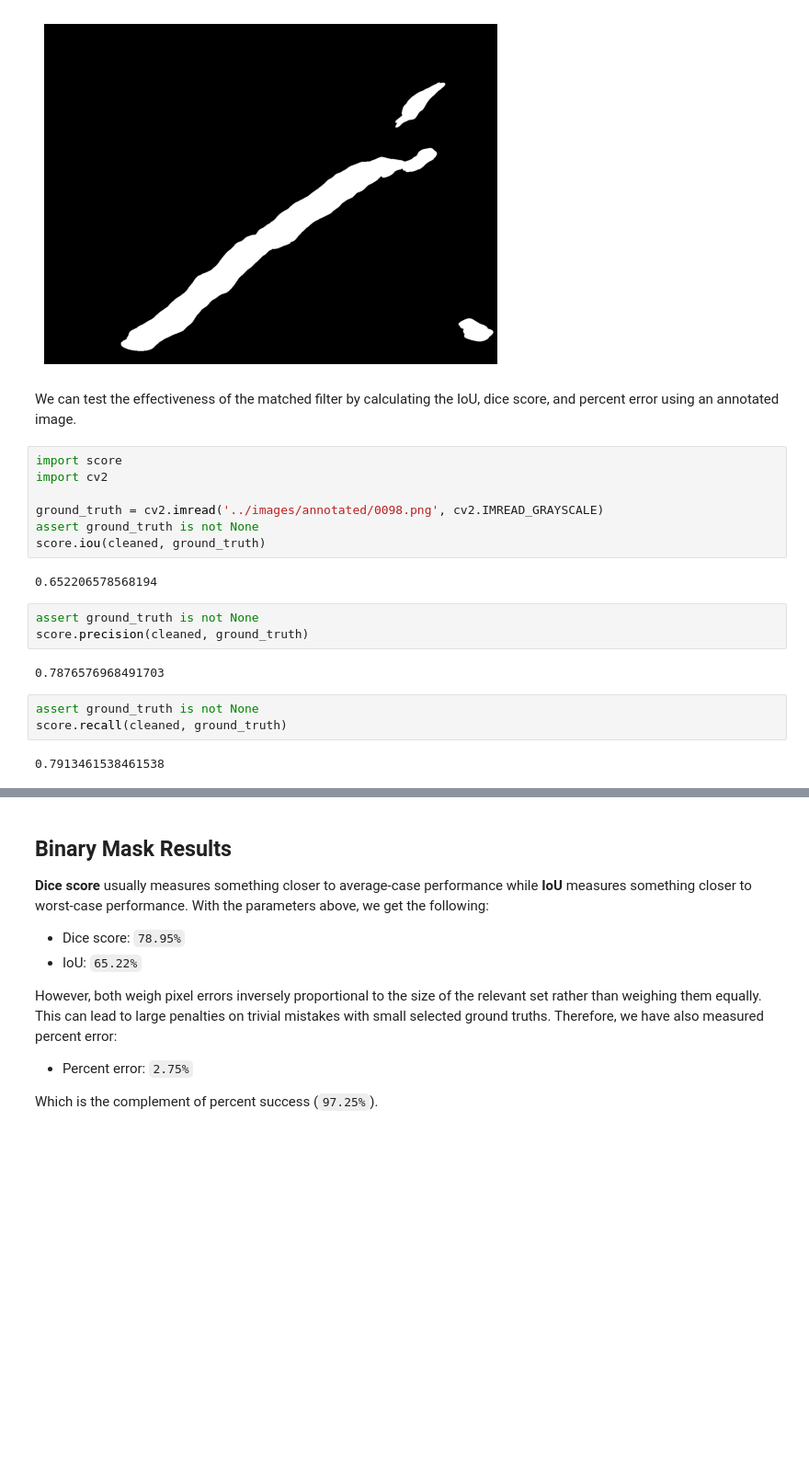
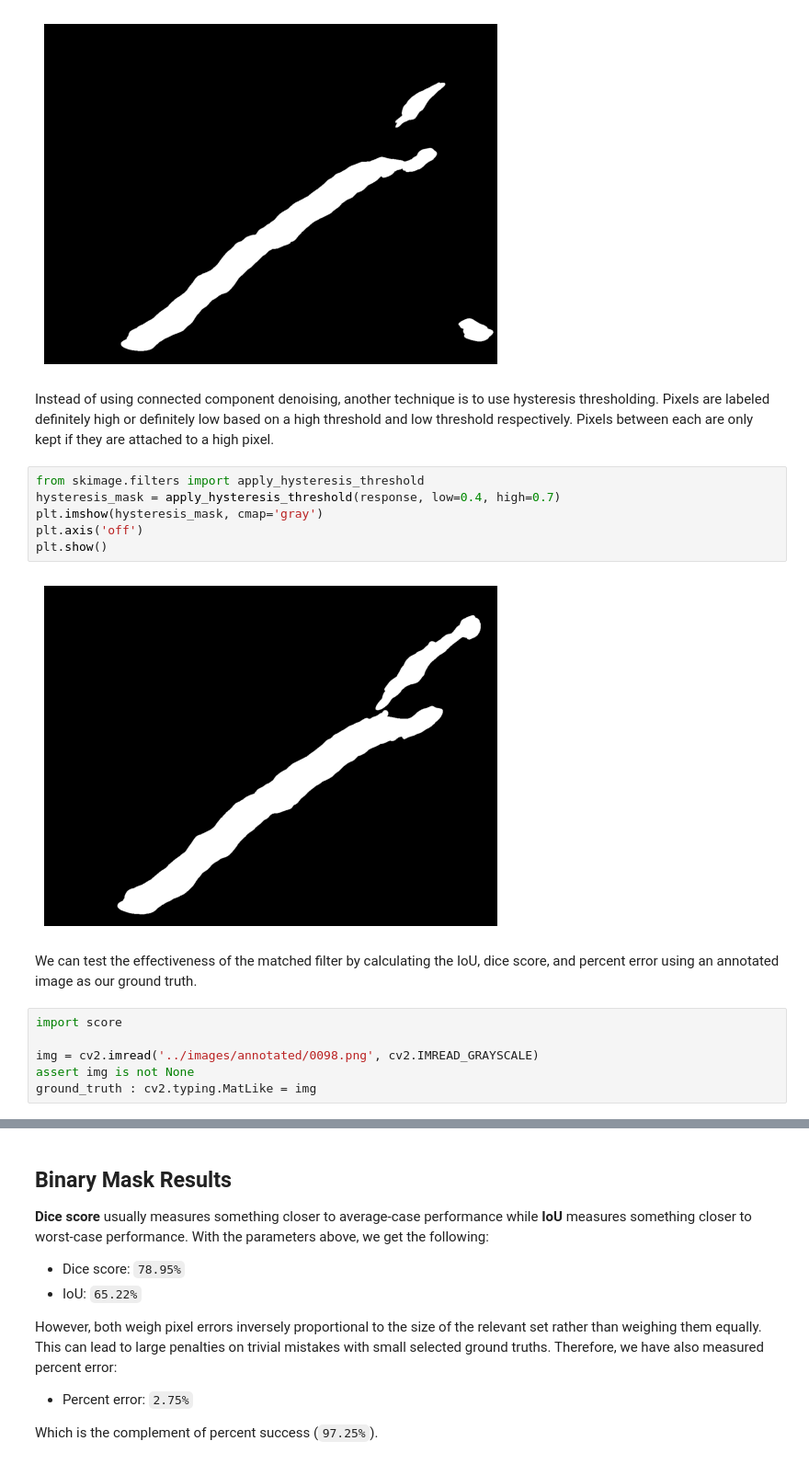
Before and after one commit to KokonutGamer/natural-gas-ndt-analysis, a Jupyter notebook: research/mf_ccd.ipynb, the cells around one changed output, grey strips where cells are left out. Shown at 92% size. Drawn from its saved outputs; the diff is of its cells as text; blank space fills up the shorter version.

```diff
--- a/research/mf_ccd.ipynb
+++ b/research/mf_ccd.ipynb
@@ -28,24 +47,21 @@ plt.axis('off')
 plt.show()
 # %% [output]
 [figure]
+# %% [markdown]
+Instead of using connected component denoising, another technique is to use hysteresis thresholding. Pixels are labeled definitely high or definitely low based on a high threshold and low threshold respectively. Pixels between each are only kept if they are attached to a high pixel.
+# %%
+from skimage.filters import apply_hysteresis_threshold
+hysteresis_mask = apply_hysteresis_threshold(response, low=0.4, high=0.7)
+plt.imshow(hysteresis_mask, cmap='gray')
+plt.axis('off')
+plt.show()
+# %% [output]
+[figure, added]
 # %% [markdown]
-We can test the effectiveness of the matched filter by calculating the IoU, dice score, and percent error using an annotated image.
+We can test the effectiveness of the matched filter by calculating the IoU, dice score, and percent error using an annotated image as our ground truth.
 # %%
 import score
-import cv2
 
-ground_truth = cv2.imread('../images/annotated/0098.png', cv2.IMREAD_GRAYSCALE)
-assert ground_truth is not None
-score.iou(cleaned, ground_truth)
+img = cv2.imread('../images/annotated/0098.png', cv2.IMREAD_GRAYSCALE)
+assert img is not None
+ground_truth : cv2.typing.MatLike = img
-# %% [output]
-0.652206578568194
-# %%
-assert ground_truth is not None
-score.precision(cleaned, ground_truth)
-# %% [output]
-0.7876576968491703
-# %%
-assert ground_truth is not None
-score.recall(cleaned, ground_truth)
-# %% [output]
-0.7913461538461538
```
Also changed, not shown: parts of 20 cells of this notebook, 1 other file.
